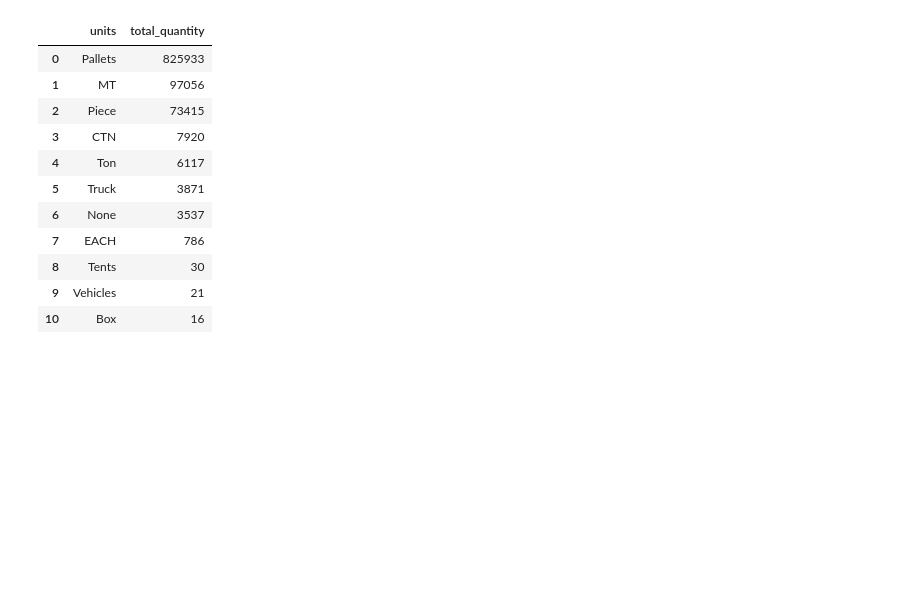
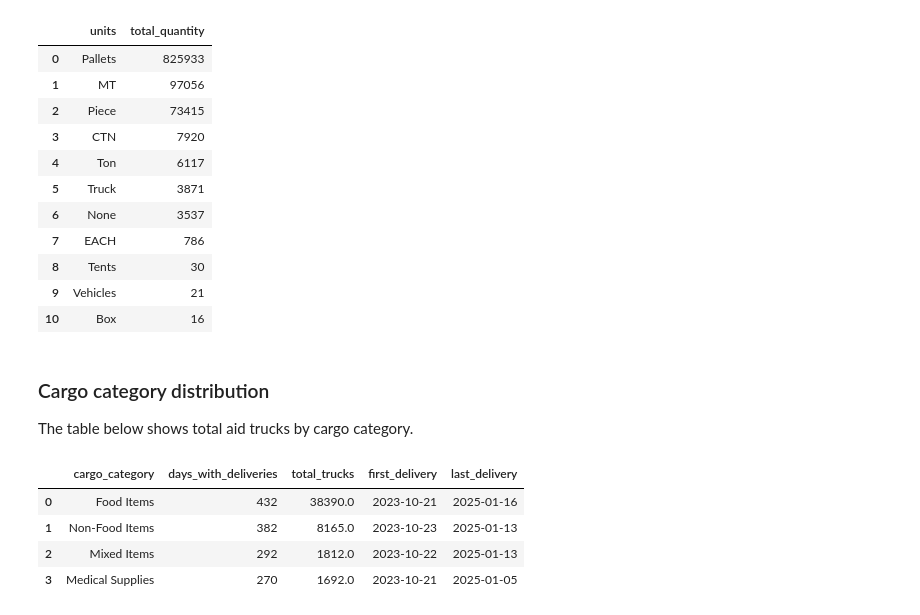
Before and after one commit to AkbarMoledina/humanitarian_needs_in_palestine, a Jupyter notebook: analyses/2_aid_received_analysis.ipynb, the cells around one changed output. Cells and saved outputs as stored; diff of their text form; code cells hidden in the pictures; blank space fills up the shorter version.

Commit message:
updated reports and dim_date

```diff
--- a/analyses/2_aid_received_analysis.ipynb
+++ b/analyses/2_aid_received_analysis.ipynb
@@ -52,6 +53,28 @@ ORDER BY SUM(quantity) DESC
 | 8 | Tents | 30 |
 | 9 | Vehicles | 21 |
 | 10 | Box | 16 |
+# %% [markdown]
+### Cargo category distribution
+
+The table below shows total aid trucks by cargo category.
+# %%
+con.execute("""
+SELECT
+    cargo_category,
+    COUNT(DISTINCT date_id) as days_with_deliveries,
+    SUM(number_of_trucks) as total_trucks,
+    MIN(full_date) as first_delivery,
+    MAX(full_date) as last_delivery
+FROM main_mart.aid_events
+GROUP BY cargo_category
+ORDER BY total_trucks DESC
+""").df()
+# %% [output]
+|  | cargo_category | days_with_deliveries | total_trucks | first_delivery | last_delivery |
+| 0 | Food Items | 432 | 38390.0 | 2023-10-21 | 2025-01-16 |
+| 1 | Non-Food Items | 382 | 8165.0 | 2023-10-23 | 2025-01-13 |
+| 2 | Mixed Items | 292 | 1812.0 | 2023-10-22 | 2025-01-13 |
+| 3 | Medical Supplies | 270 | 1692.0 | 2023-10-21 | 2025-01-05 |
 # %% [markdown]
 ### Weekly trucks per cargo category
 
```
Also changed, not shown: parts of 13 cells of this notebook, 4 other files.
